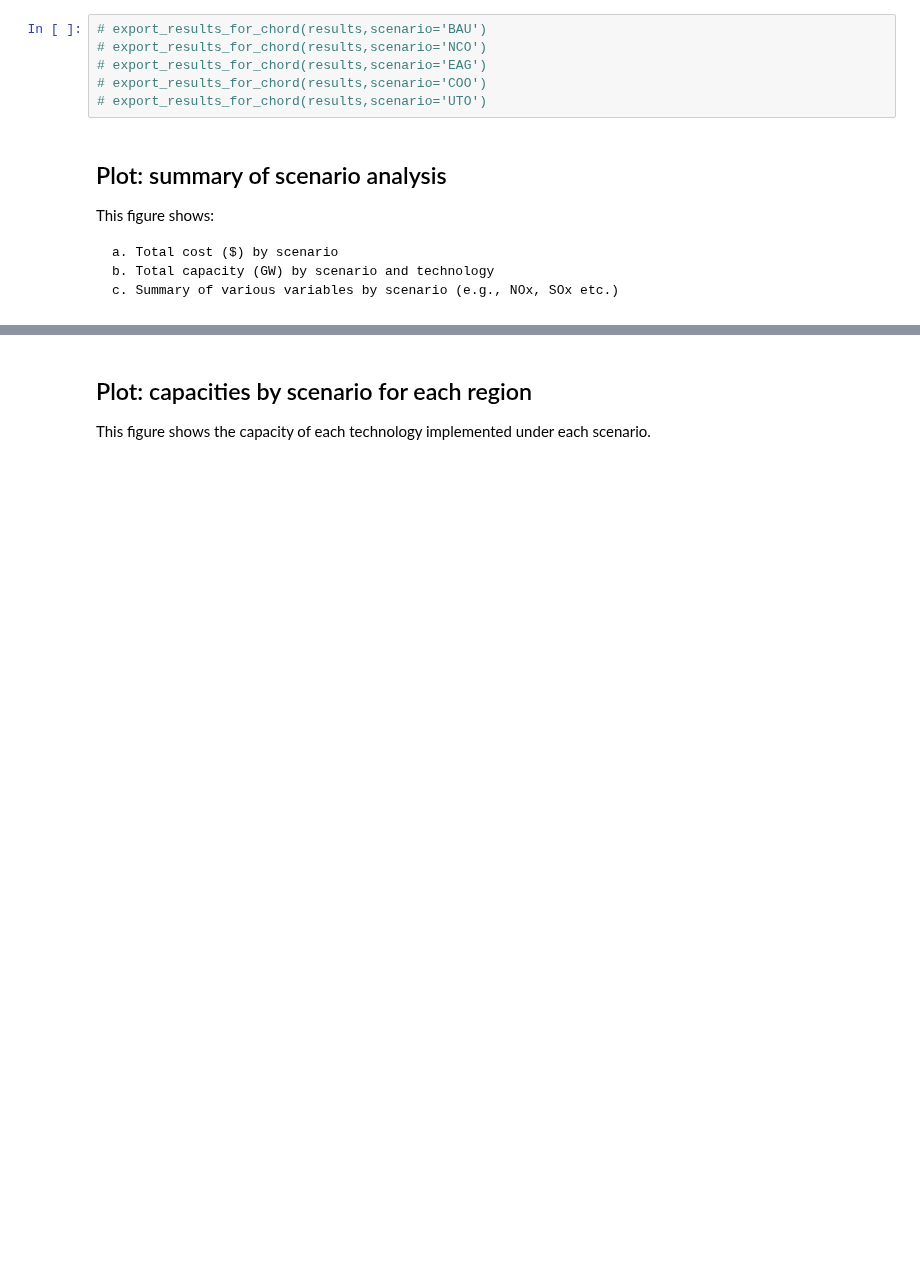
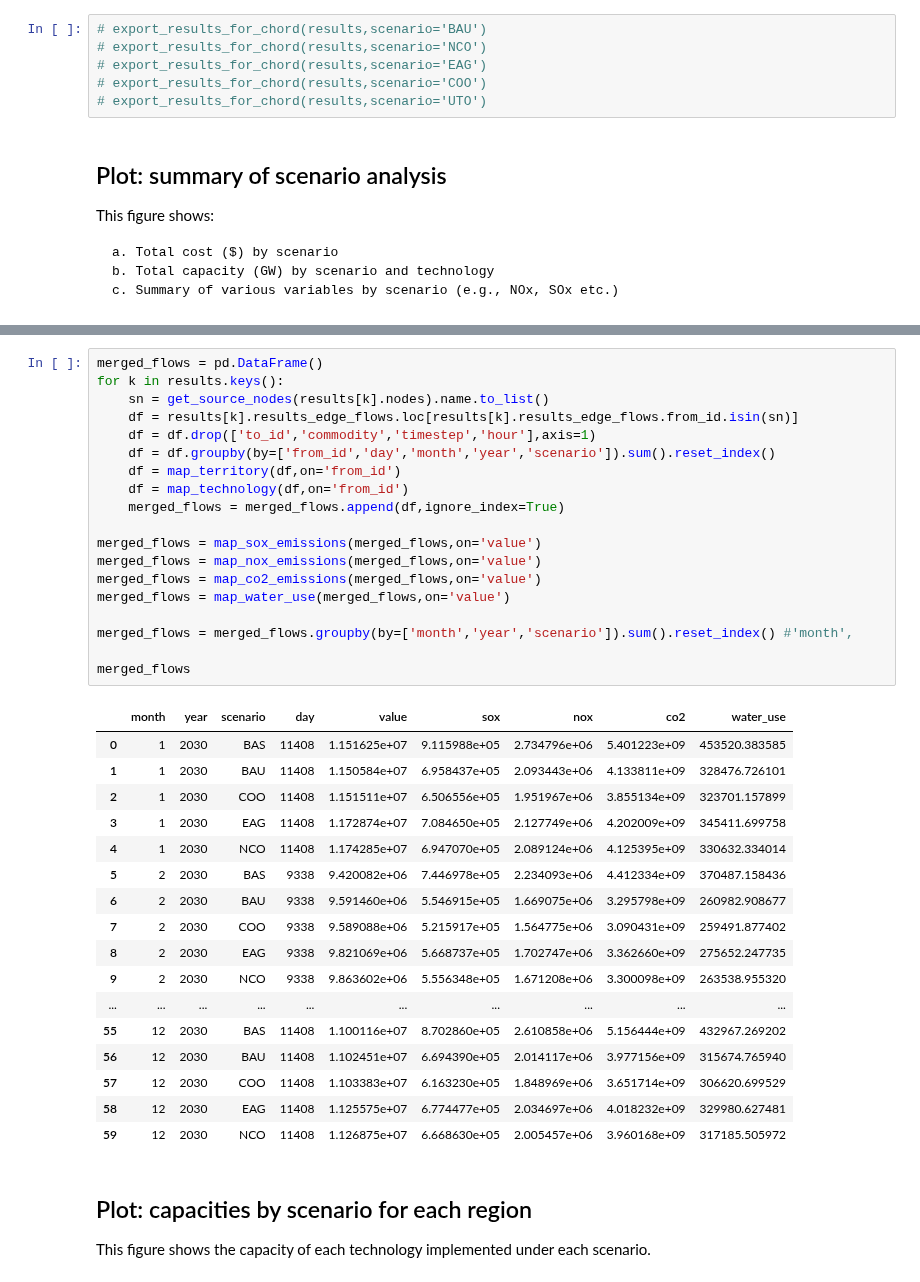
Before and after one commit to amanmajid/nextra, a Jupyter notebook: analysis/icae_results.ipynb, the cells around one changed output, grey strips where cells are left out. Drawn from its saved outputs; the diff is of its cells as text; blank space fills up the shorter version.

```diff
--- a/analysis/icae_results.ipynb
+++ b/analysis/icae_results.ipynb
@@ -291,3 +291,40 @@ costs
+# %%
+merged_flows = pd.DataFrame()
+for k in results.keys():
+    sn = get_source_nodes(results[k].nodes).name.to_list()
+    df = results[k].results_edge_flows.loc[results[k].results_edge_flows.from_id.isin(sn)]
+    df = df.drop(['to_id','commodity','timestep','hour'],axis=1)
+    df = df.groupby(by=['from_id','day','month','year','scenario']).sum().reset_index()
+    df = map_territory(df,on='from_id')
+    df = map_technology(df,on='from_id')
+    merged_flows = merged_flows.append(df,ignore_index=True)
+
+merged_flows = map_sox_emissions(merged_flows,on='value')
+merged_flows = map_nox_emissions(merged_flows,on='value')
+merged_flows = map_co2_emissions(merged_flows,on='value')
+merged_flows = map_water_use(merged_flows,on='value')
+
+merged_flows = merged_flows.groupby(by=['month','year','scenario']).sum().reset_index() #'month',
+
+merged_flows
+# %% [output]
+|  | month | year | scenario | day | value | sox | nox | co2 | water_use |
+| 0 | 1 | 2030 | BAS | 11408 | 1.151625e+07 | 9.115988e+05 | 2.734796e+06 | 5.401223e+09 | 453520.383585 |
+| 1 | 1 | 2030 | BAU | 11408 | 1.150584e+07 | 6.958437e+05 | 2.093443e+06 | 4.133811e+09 | 328476.726101 |
+| 2 | 1 | 2030 | COO | 11408 | 1.151511e+07 | 6.506556e+05 | 1.951967e+06 | 3.855134e+09 | 323701.157899 |
+| 3 | 1 | 2030 | EAG | 11408 | 1.172874e+07 | 7.084650e+05 | 2.127749e+06 | 4.202009e+09 | 345411.699758 |
+| 4 | 1 | 2030 | NCO | 11408 | 1.174285e+07 | 6.947070e+05 | 2.089124e+06 | 4.125395e+09 | 330632.334014 |
+| 5 | 2 | 2030 | BAS | 9338 | 9.420082e+06 | 7.446978e+05 | 2.234093e+06 | 4.412334e+09 | 370487.158436 |
+| 6 | 2 | 2030 | BAU | 9338 | 9.591460e+06 | 5.546915e+05 | 1.669075e+06 | 3.295798e+09 | 260982.908677 |
+| 7 | 2 | 2030 | COO | 9338 | 9.589088e+06 | 5.215917e+05 | 1.564775e+06 | 3.090431e+09 | 259491.877402 |
+| 8 | 2 | 2030 | EAG | 9338 | 9.821069e+06 | 5.668737e+05 | 1.702747e+06 | 3.362660e+09 | 275652.247735 |
+| 9 | 2 | 2030 | NCO | 9338 | 9.863602e+06 | 5.556348e+05 | 1.671208e+06 | 3.300098e+09 | 263538.955320 |
+| ... | ... | ... | ... | ... | ... | ... | ... | ... | ... |
+| 55 | 12 | 2030 | BAS | 11408 | 1.100116e+07 | 8.702860e+05 | 2.610858e+06 | 5.156444e+09 | 432967.269202 |
+| 56 | 12 | 2030 | BAU | 11408 | 1.102451e+07 | 6.694390e+05 | 2.014117e+06 | 3.977156e+09 | 315674.765940 |
+| 57 | 12 | 2030 | COO | 11408 | 1.103383e+07 | 6.163230e+05 | 1.848969e+06 | 3.651714e+09 | 306620.699529 |
+| 58 | 12 | 2030 | EAG | 11408 | 1.125575e+07 | 6.774477e+05 | 2.034697e+06 | 4.018232e+09 | 329980.627481 |
+| 59 | 12 | 2030 | NCO | 11408 | 1.126875e+07 | 6.668630e+05 | 2.005457e+06 | 3.960168e+09 | 317185.505972 |
 # %% [markdown]
 ## Plot: capacities by scenario for each region
 
```
Also changed, not shown: parts of 20 cells of this notebook, 6 other files.
